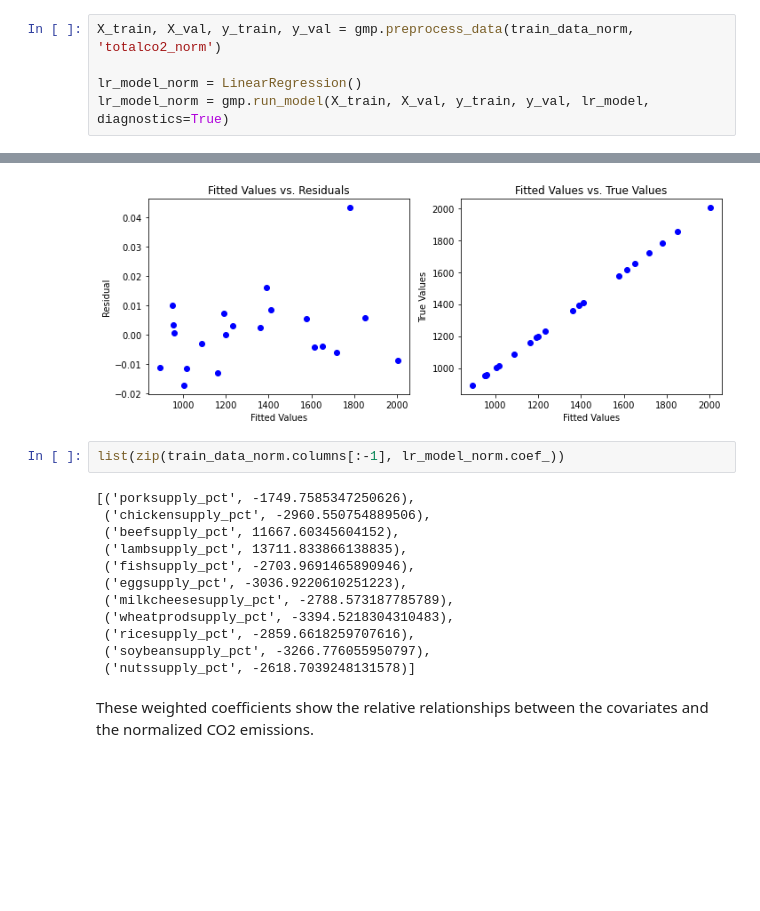
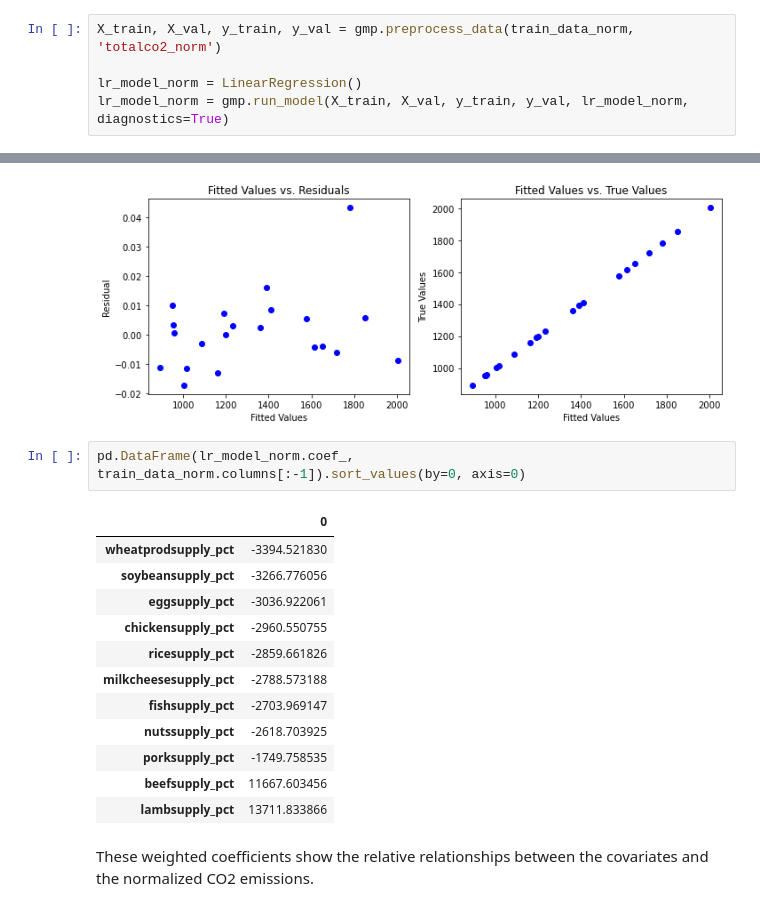
Before and after one commit to vincent-lao/carbon-footprint, a Jupyter notebook: code/model/food-carbon-footprint-models.ipynb, the cells around one changed output, grey strips where cells are left out. Cells and saved outputs as stored; diff of their text form; blank space fills up the shorter version.

```diff
--- a/code/model/food-carbon-footprint-models.ipynb
+++ b/code/model/food-carbon-footprint-models.ipynb
@@ -137,7 +131,7 @@ list(zip(train_data.columns[:-1], lr_model.coef_))
 X_train, X_val, y_train, y_val = gmp.preprocess_data(train_data_norm, 'totalco2_norm')
 
 lr_model_norm = LinearRegression()
-lr_model_norm = gmp.run_model(X_train, X_val, y_train, y_val, lr_model, diagnostics=True)
+lr_model_norm = gmp.run_model(X_train, X_val, y_train, y_val, lr_model_norm, diagnostics=True)
 # %% [output]
 Splitting data...
 Fitting Model...
@@ -147,20 +141,21 @@ Fitting Model...
 [Test R^2: 0.9999999985514861]
 ----FINISHED----
 [figure]
-# %%
-list(zip(train_data_norm.columns[:-1], lr_model_norm.coef_))
-# %% [output]
-[('porksupply_pct', -1749.7585347250626),
- ('chickensupply_pct', -2960.550754889506),
- ('beefsupply_pct', 11667.60345604152),
- ('lambsupply_pct', 13711.833866138835),
- ('fishsupply_pct', -2703.9691465890946),
- ('eggsupply_pct', -3036.9220610251223),
- ('milkcheesesupply_pct', -2788.573187785789),
- ('wheatprodsupply_pct', -3394.5218304310483),
- ('ricesupply_pct', -2859.6618259707616),
- ('soybeansupply_pct', -3266.776055950797),
- ('nutssupply_pct', -2618.7039248131578)]
+# %%
+pd.DataFrame(lr_model_norm.coef_, train_data_norm.columns[:-1]).sort_values(by=0, axis=0)
+# %% [output]
+|  | 0 |
+| wheatprodsupply_pct | -3394.521830 |
+| soybeansupply_pct | -3266.776056 |
+| eggsupply_pct | -3036.922061 |
+| chickensupply_pct | -2960.550755 |
+| ricesupply_pct | -2859.661826 |
+| milkcheesesupply_pct | -2788.573188 |
+| fishsupply_pct | -2703.969147 |
+| nutssupply_pct | -2618.703925 |
+| porksupply_pct | -1749.758535 |
+| beefsupply_pct | 11667.603456 |
+| lambsupply_pct | 13711.833866 |
 # %% [markdown]
 These weighted coefficients show the relative relationships between the covariates and the normalized CO2 emissions.
 # %% [markdown]
```
Also changed, not shown: parts of 19 cells of this notebook.
